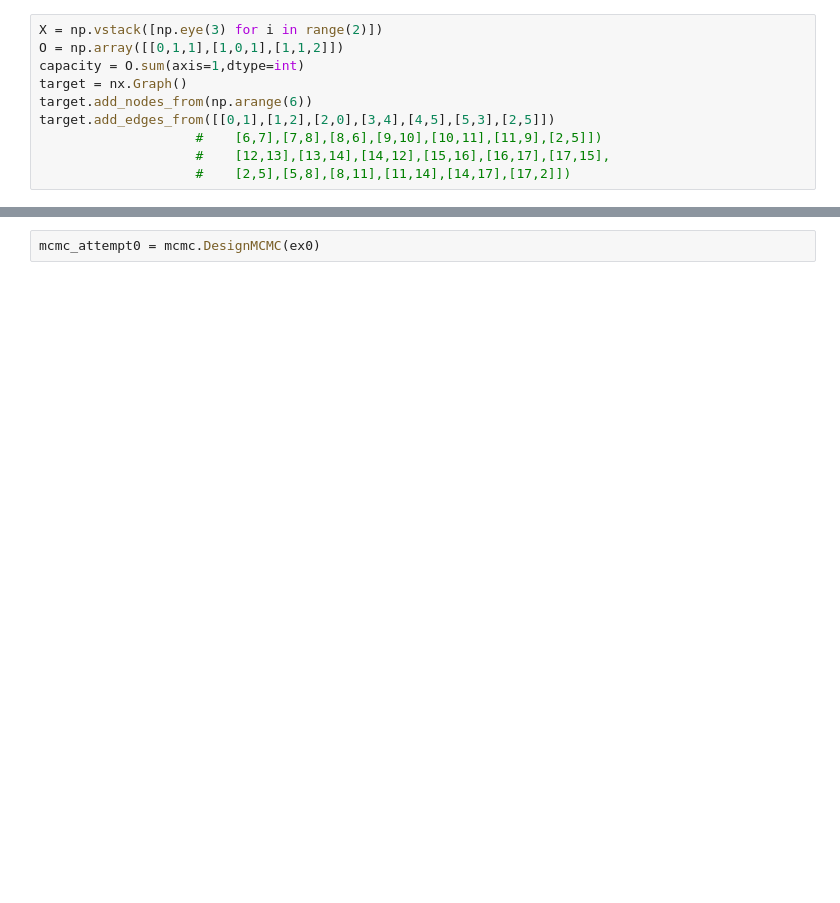
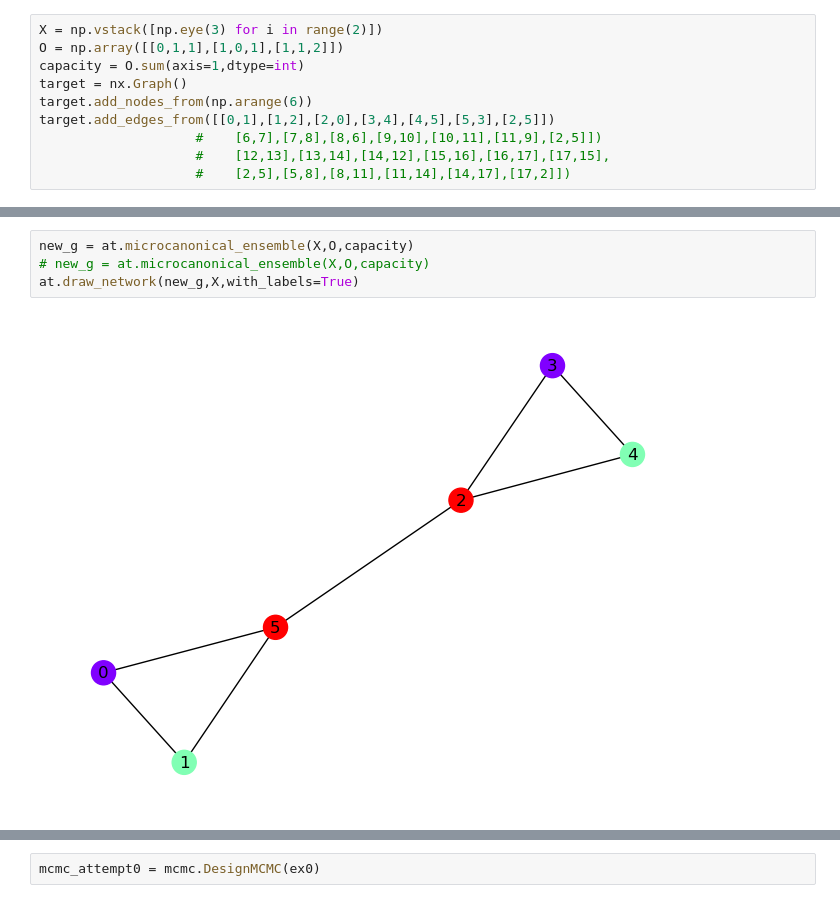
Before and after one commit to coryglover/NetDesign, a Jupyter notebook: notebooks/mcmc.ipynb, the cells around one changed output, grey strips where cells are left out. Cells and saved outputs as stored; diff of their text form; blank space fills up the shorter version.

```diff
--- a/notebooks/mcmc.ipynb
+++ b/notebooks/mcmc.ipynb
@@ -26,0 +29,6 @@ at.draw_network(target,X,with_labels=True)
+# %%
+new_g = at.microcanonical_ensemble(X,O,capacity)
+# new_g = at.microcanonical_ensemble(X,O,capacity)
+at.draw_network(new_g,X,with_labels=True)
+# %% [output]
+[figure, added]
```
Also changed, not shown: parts of 27 cells of this notebook, 6 other files.
